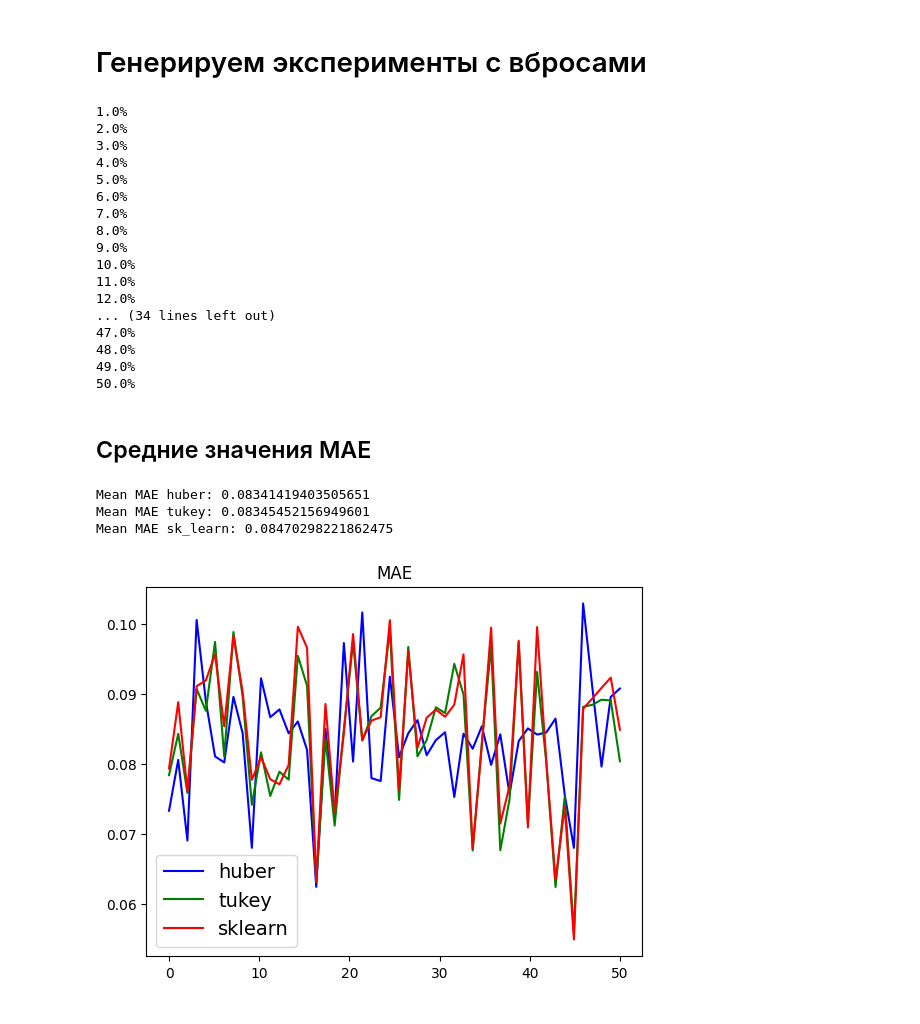
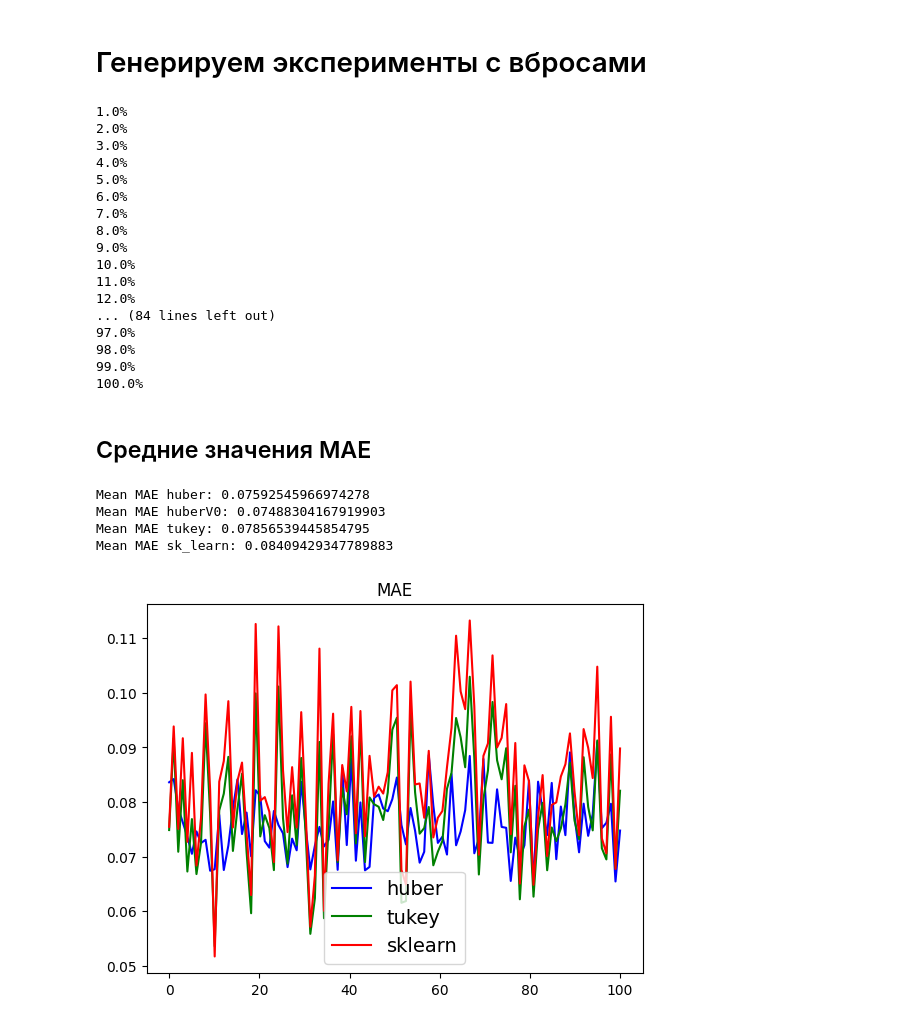
Before and after one commit to m1shutka/Robust-Radnom-Forest, a Jupyter notebook: Huber&Tukey.ipynb, the cells around one changed output. Cells and saved outputs as stored; diff of their text form; code cells hidden in the pictures.

```diff
--- a/Huber&Tukey.ipynb
+++ b/Huber&Tukey.ipynb
@@ -17,7 +17,9 @@ omega = 0.1
 n = 500
 
 X = np.linspace(-1, 1, n)
+#y = np.sin(X)
 y = X**2
+
 X_train, X_test, Y_train, Y_test = train_test_split(X, y, random_state=0)
 
 X_train = pd.DataFrame(data = {'X':X_train})
@@ -30,7 +32,7 @@ Y_test = MaxAbsScaler().fit_transform(Y_test.reshape(-1, 1)).flatten()
 Y_test = pd.Series(Y_test)
 
 for i in range(Y_train.shape[0]):
-    if i % 62 == 0:
+    if i % 31 == 0:
         Y_train[i] += np.random.randint(-2, 2)
     else:
         Y_train[i] += np.random.normal(0, omega)
@@ -114,13 +130,13 @@ plt.show()
 # %%
-delta = 0.0001
+delta = 0.001
 
 huber_rrf = RobustRandomForest(n_jobs=-1, regression = True, delta=delta)
 huber_rrf.fit(X_train, Y_train)
 huber_rrf_pred = huber_rrf.predict(X_test, optimization='huber')
-print(f'Точность mae huber_rrf: {mean_absolute_error(huber_rrf_pred, Y_test)}')
+print(f'MAPE huber_rrf: {mean_absolute_percentage_error(huber_rrf_pred, Y_test)}')
 
 tukey_rrf = RobustRandomForest(n_jobs=-1, regression = True, delta=delta)
 tukey_rrf.fit(X_train, Y_train)
 tukey_rrf_pred = tukey_rrf.predict(X_test, optimization='tukey')
-print(f'Точность mae tukey_rrf: {mean_absolute_error(tukey_rrf_pred, Y_test)}')
+print(f'MAPE tukey_rrf: {mean_absolute_percentage_error(tukey_rrf_pred, Y_test)}')
 # %% [output]
@@ -369,10 +423,10 @@ plt.show()
 # %% [markdown]
 # Генерируем эксперименты с вбросами
 # %%
-n_exp = 50
+n_exp = 100
 omega = 0.1
 n = 500
-delta = 0.005
+delta = 0.001
 mae = []
 
 for j in range(n_exp):
@@ -401,6 +455,11 @@ for j in range(n_exp):
     huber_rrf_pred = huber_rrf.predict(X_test, optimization='huber')
     mae.append(mean_absolute_error(huber_rrf_pred, Y_test))
 
+    huber_rrf = RobustRandomForest(n_jobs=-1, regression = True, delta=delta)
+    huber_rrf.fit(X_train, Y_train)
+    huber_rrf_pred = huber_rrf.predict(X_test, optimization='huberV0')
+    mae.append(mean_absolute_error(huber_rrf_pred, Y_test))
+
     tukey_rrf = RobustRandomForest(n_jobs=-1, regression = True, delta=delta)
     tukey_rrf.fit(X_train, Y_train)
     tukey_rrf_pred = tukey_rrf.predict(X_test, optimization='tukey')
@@ -425,27 +484,29 @@ for j in range(n_exp):
 10.0%
 11.0%
 12.0%
-... (34 lines left out)
-47.0%
-48.0%
-49.0%
-50.0%
+... (84 lines left out)
+97.0%
+98.0%
+99.0%
+100.0%
 # %% [markdown]
 ## Средние значения MAE
 # %%
-print(f'Mean MAE huber: {np.mean(mae[0: n_exp*3: 3])}')
-print(f'Mean MAE tukey: {np.mean(mae[1: n_exp*3: 3])}')
-print(f'Mean MAE sk_learn: {np.mean(mae[2: n_exp*3: 3])}')
+print(f'Mean MAE huber: {np.mean(mae[0: n_exp*4: 4])}')
+print(f'Mean MAE huberV0: {np.mean(mae[1: n_exp*4: 4])}')
+print(f'Mean MAE tukey: {np.mean(mae[2: n_exp*4: 4])}')
+print(f'Mean MAE sk_learn: {np.mean(mae[3: n_exp*4: 4])}')
 # %% [output]
-Mean MAE huber: 0.08341419403505651
-Mean MAE tukey: 0.08345452156949601
-Mean MAE sk_learn: 0.08470298221862475
+Mean MAE huber: 0.07592545966974278
+Mean MAE huberV0: 0.07488304167919903
+Mean MAE tukey: 0.07856539445854795
+Mean MAE sk_learn: 0.08409429347789883
 # %%
 plt.title(f'MAE')
-plt.plot(np.linspace(0, n_exp, n_exp), mae[0: n_exp*3: 3], color='b', label='huber')
-plt.plot(np.linspace(0, n_exp, n_exp), mae[1: n_exp*3: 3], color='g', label='tukey')
-plt.plot(np.linspace(0, n_exp, n_exp), mae[2: n_exp*3: 3], color='r', label='sklearn')
+plt.plot(np.linspace(0, n_exp, n_exp), mae[0: n_exp*4: 4], color='b', label='huber')
+plt.plot(np.linspace(0, n_exp, n_exp), mae[2: n_exp*4: 4], color='g', label='tukey')
+plt.plot(np.linspace(0, n_exp, n_exp), mae[3: n_exp*4: 4], color='r', label='sklearn')
 plt.legend(fontsize=14)
 plt.show()
 # %% [output]
-[figure, old version]
+[figure, new version]
```
Also changed, not shown: parts of 26 cells of this notebook, 2 other files.
